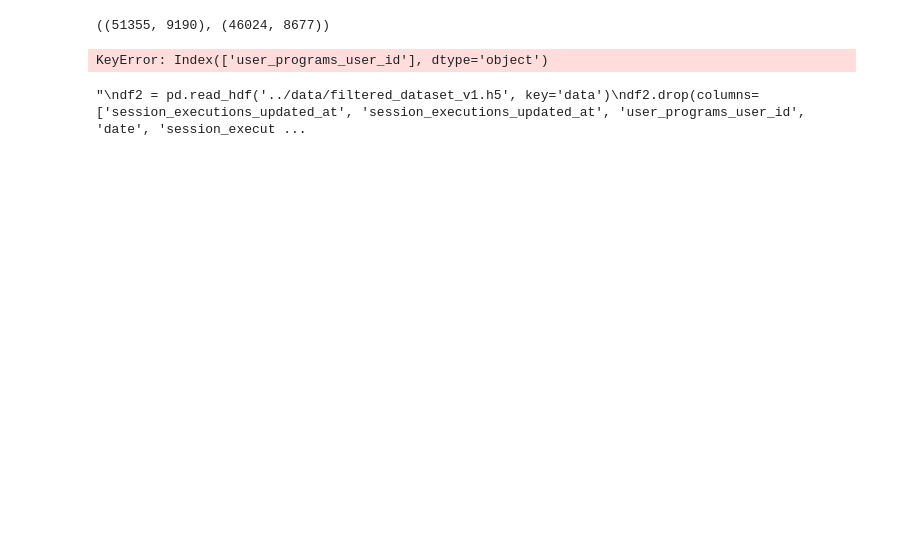
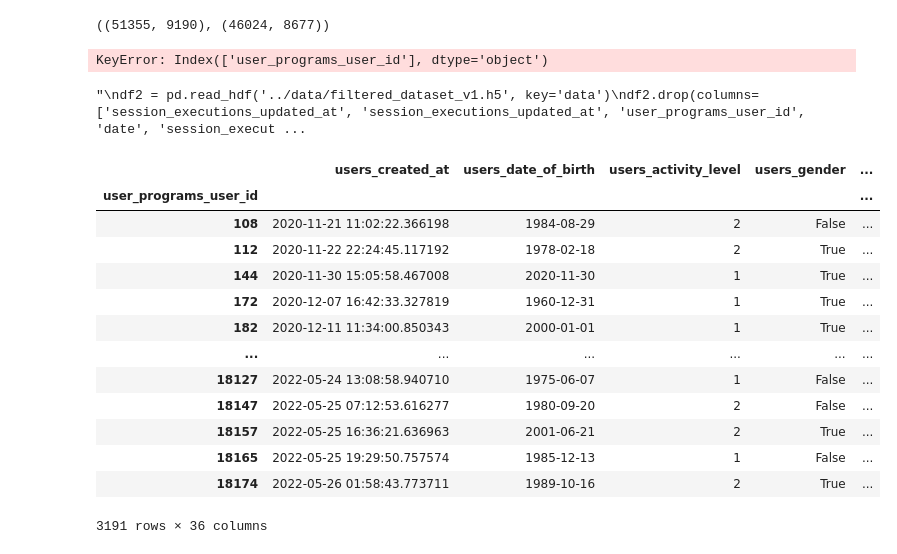
Before and after one commit to evidadeusto/mhunters, a Jupyter notebook: analysis_oscar_preprocessing/database_andrea.ipynb, the cells around one changed output. Cells and saved outputs as stored; diff of their text form; code cells hidden in the pictures; blank space fills up the shorter version.

```diff
--- a/analysis_oscar_preprocessing/database_andrea.ipynb
+++ b/analysis_oscar_preprocessing/database_andrea.ipynb
@@ -238,0 +298,17 @@ df_users.rename(columns={'sum_of_time_excluding_rest_time_x': 'mean_sum_of_time_
+# %%
+df_users
+# %% [output]
+|  | users_created_at | users_date_of_birth | users_activity_level | users_gender | ... |
+| user_programs_user_id |  |  |  |  | ... |
+| 108 | 2020-11-21 11:02:22.366198 | 1984-08-29 | 2 | False | ... |
+| 112 | 2020-11-22 22:24:45.117192 | 1978-02-18 | 2 | True | ... |
+| 144 | 2020-11-30 15:05:58.467008 | 2020-11-30 | 1 | True | ... |
+| 172 | 2020-12-07 16:42:33.327819 | 1960-12-31 | 1 | True | ... |
+| 182 | 2020-12-11 11:34:00.850343 | 2000-01-01 | 1 | True | ... |
+| ... | ... | ... | ... | ... | ... |
+| 18127 | 2022-05-24 13:08:58.940710 | 1975-06-07 | 1 | False | ... |
+| 18147 | 2022-05-25 07:12:53.616277 | 1980-09-20 | 2 | False | ... |
+| 18157 | 2022-05-25 16:36:21.636963 | 2001-06-21 | 2 | True | ... |
+| 18165 | 2022-05-25 19:29:50.757574 | 1985-12-13 | 1 | False | ... |
+| 18174 | 2022-05-26 01:58:43.773711 | 1989-10-16 | 2 | True | ... |
+3191 rows × 36 columns
```
Also changed, not shown: parts of 1 cell of this notebook.
